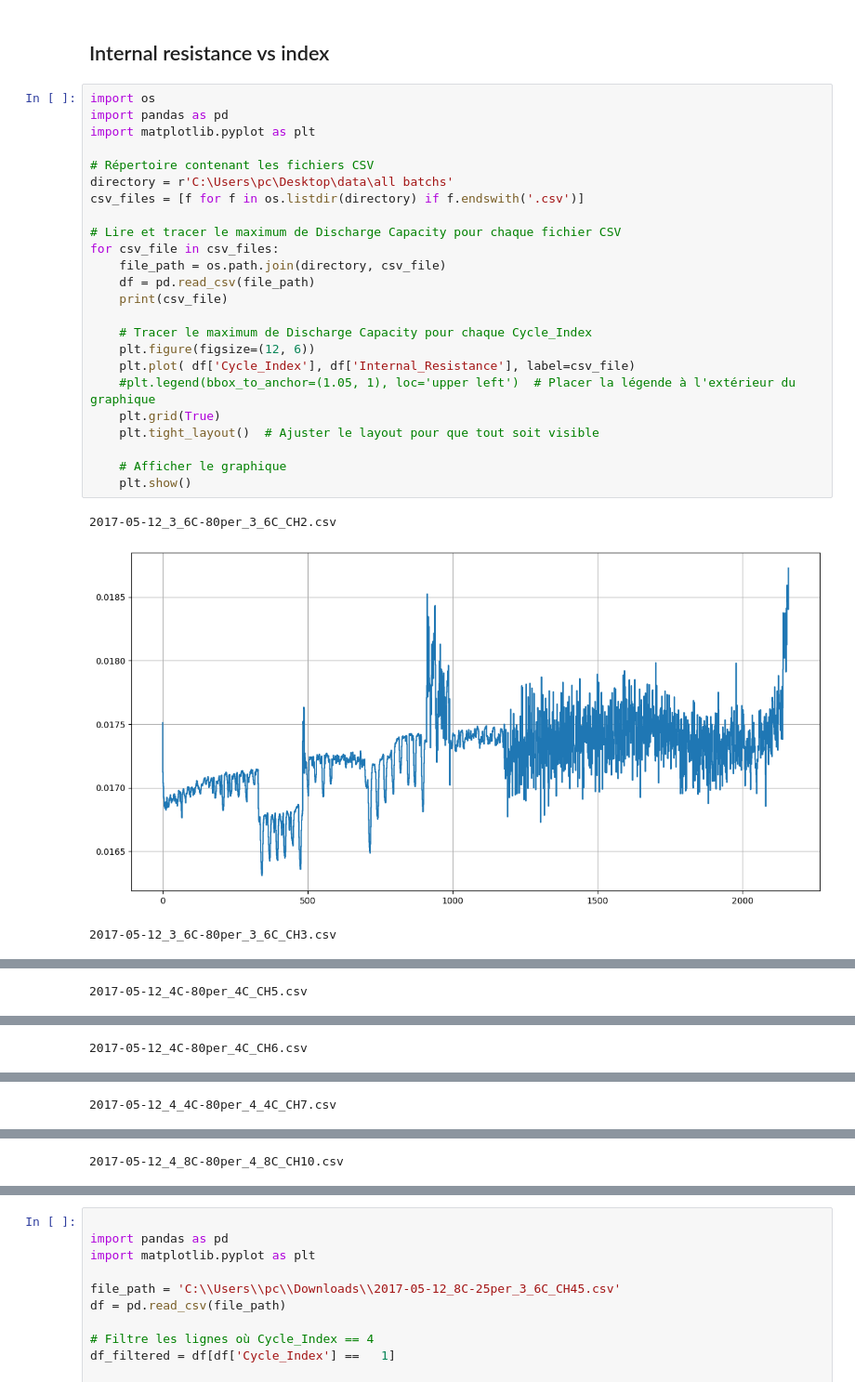
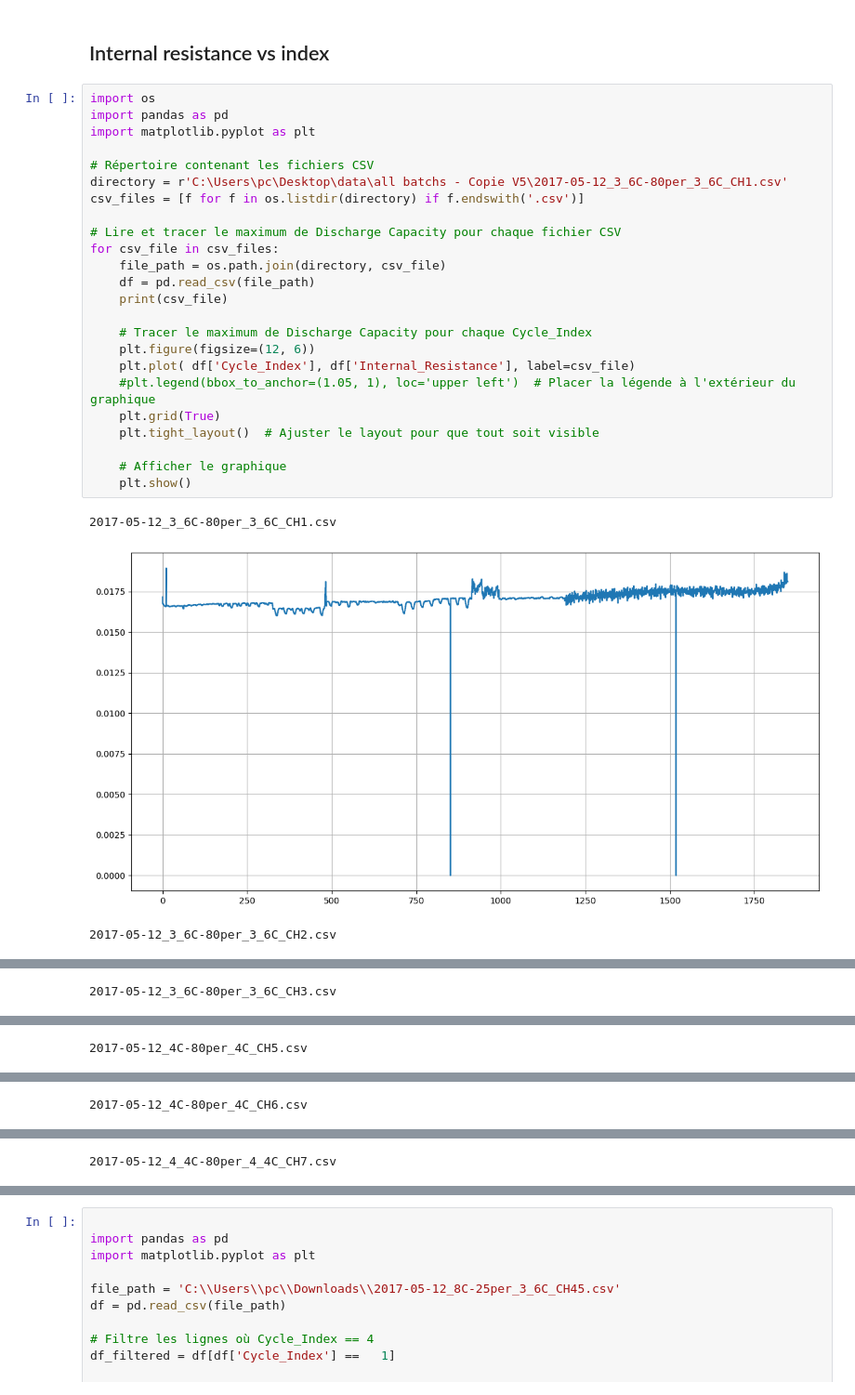
Before and after one commit to SalimMabed/PHM-Batteries, a Jupyter notebook: plot_data.ipynb, the cells around one changed output, grey strips where cells are left out. Shown at 93% size. Drawn from its saved outputs; the diff is of its cells as text.

```diff
--- a/plot_data.ipynb
+++ b/plot_data.ipynb
@@ -135,28 +135,28 @@ plt.show()
 # %%
 import os
 import pandas as pd
 import matplotlib.pyplot as plt
 
 # Répertoire contenant les fichiers CSV
-directory = r'C:\Users\pc\Desktop\data\all batchs'
+directory = r'C:\Users\pc\Desktop\data\all batchs - Copie V5\2017-05-12_3_6C-80per_3_6C_CH1.csv'
 csv_files = [f for f in os.listdir(directory) if f.endswith('.csv')]
 
 # Lire et tracer le maximum de Discharge Capacity pour chaque fichier CSV
 for csv_file in csv_files:
     file_path = os.path.join(directory, csv_file)
     df = pd.read_csv(file_path)
     print(csv_file)
 
     # Tracer le maximum de Discharge Capacity pour chaque Cycle_Index
     plt.figure(figsize=(12, 6))
     plt.plot( df['Cycle_Index'], df['Internal_Resistance'], label=csv_file)
     #plt.legend(bbox_to_anchor=(1.05, 1), loc='upper left')  # Placer la légende à l'extérieur du graphique
     plt.grid(True)
     plt.tight_layout()  # Ajuster le layout pour que tout soit visible
 
     # Afficher le graphique
     plt.show()
 # %% [output]
-2017-05-12_3_6C-80per_3_6C_CH2.csv
+2017-05-12_3_6C-80per_3_6C_CH1.csv
-[figure, old version]
+[figure, new version]
-2017-05-12_3_6C-80per_3_6C_CH3.csv
+2017-05-12_3_6C-80per_3_6C_CH2.csv
@@ -164 +164 @@ for csv_file in csv_files:
-2017-05-12_4C-80per_4C_CH5.csv
+2017-05-12_3_6C-80per_3_6C_CH3.csv
@@ -166 +166 @@ for csv_file in csv_files:
-2017-05-12_4C-80per_4C_CH6.csv
+2017-05-12_4C-80per_4C_CH5.csv
@@ -168 +168 @@ for csv_file in csv_files:
-2017-05-12_4_4C-80per_4_4C_CH7.csv
+2017-05-12_4C-80per_4C_CH6.csv
@@ -170 +170 @@ for csv_file in csv_files:
-2017-05-12_4_8C-80per_4_8C_CH10.csv
+2017-05-12_4_4C-80per_4_4C_CH7.csv
```
Also changed, not shown: parts of 4 cells of this notebook, 1 other file.
